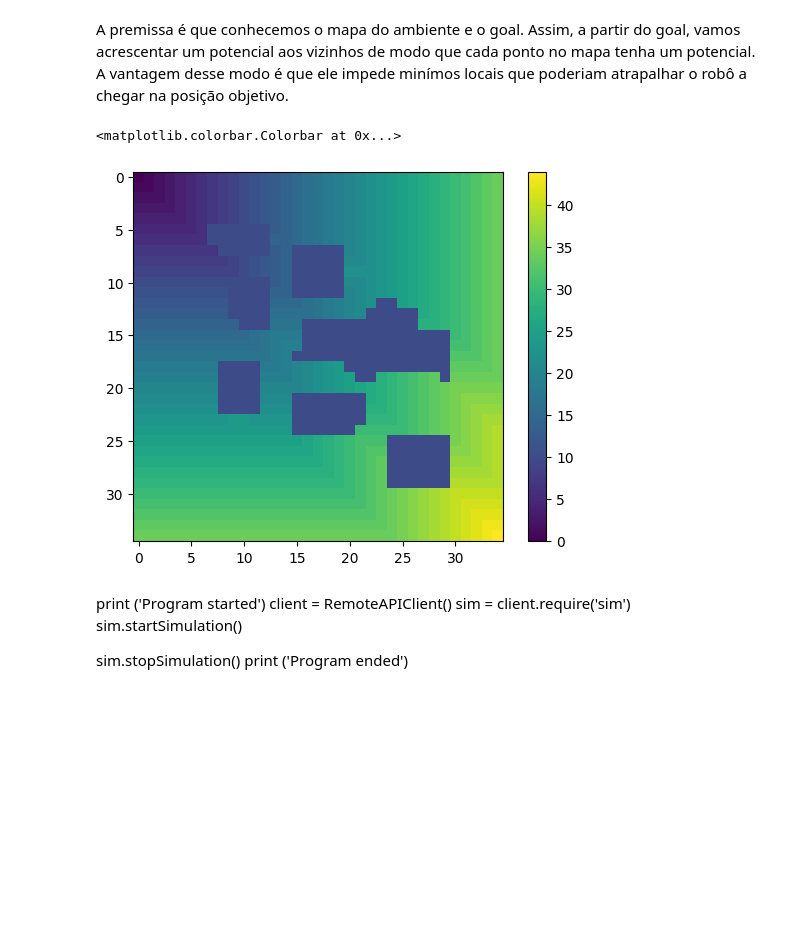
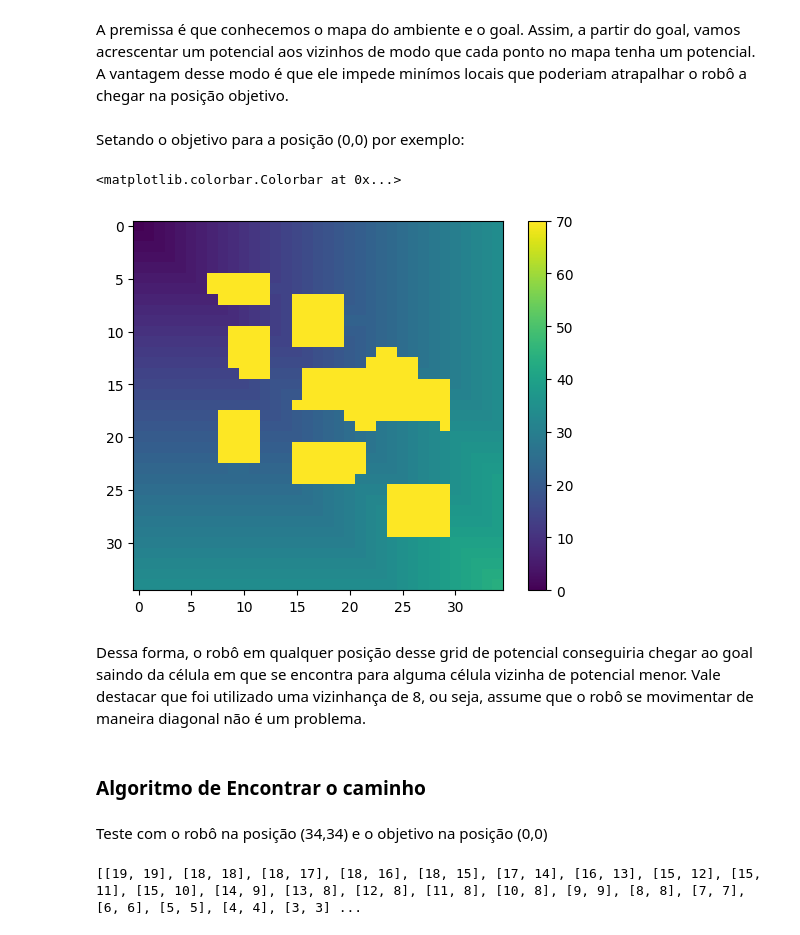
Before and after one commit to caiotcunha/TP2robotica, a Jupyter notebook: TP2.ipynb, the cells around one changed output. Cells and saved outputs as stored; diff of their text form; code cells hidden in the pictures; blank space fills up the shorter version.

Commit message:
algoritmo de caminhos e wave prontos, inicio do controlador

```diff
--- a/TP2.ipynb
+++ b/TP2.ipynb
@@ -146,7 +147,7 @@ for r in range(rows):
         grid[r, c] = np.sum(img[yi:yf,xi:xf])
 
 # Binarizando as células como Ocupadas (999) ou Não-ocupadas (0)
-grid[grid > threshold] = 10
+grid[grid > threshold] = 999
 grid[grid<= threshold] = 0
 
 #print(grid)
@@ -190,50 +218,18 @@ A premissa é que conhecemos o mapa do ambiente e o goal. Assim, a partir do goa
+# %% [markdown]
+Setando o objetivo para a posição (0,0) por exemplo:
 # %%
-np.set_printoptions(threshold=np.inf)
 goal = np.array([0,0])
-
-neighboorsPosition = [[-1,+1],[0,+1],[+1,+1],[-1,0],[+1,0],[-1,-1],[0,-1],[+1,-1]]
-
-q = []
-q.append(goal)
-
-potentialGrid = np.copy(grid)
-while len(q) != 0:
-    point = q.pop(0)
-    x = point[0]
-    y = point[1]
-    potential = potentialGrid[x][y]
-    for px,py in neighboorsPosition:
-        neighboorX = px + x
-        neighboorY = py + y
-        if neighboorX > rows-1 or neighboorY > cols-1:
-            continue
-        if neighboorX < 0 or neighboorY < 0:
-            continue
-        if neighboorX == goal[0] and neighboorY == goal[1]:
-            continue
-        if potentialGrid[neighboorX][neighboorY] == 0:
-            potentialGrid[neighboorX][neighboorY] = potential + 1
-            q.append([x+px,y+py])
-
-from matplotlib.colors import BoundaryNorm
-from matplotlib.ticker import MaxNLocator
-
-
-
-plt.imshow(potentialGrid, origin='upper')
+potentialGrid = wavefront(goal,grid)
+plt.imshow(potentialGrid, origin='upper', vmin=0, vmax=70)
 
 ax.set_xticks(np.arange(0, cols, cell_size))
 ax.set_yticks(np.arange(0, rows, cell_size))
 
 plt.colorbar()
 # %% [output]
 <matplotlib.colorbar.Colorbar at 0x...>
-[figure, old version]
+[figure, new version]
-# %% [markdown]
-print ('Program started')
-client = RemoteAPIClient()
-sim = client.require('sim')
-sim.startSimulation()
-
-sim.stopSimulation()
-print ('Program ended')
+# %% [markdown]
+Dessa forma, o robô em qualquer posição desse grid de potencial conseguiria chegar ao goal saindo da célula em que se encontra para alguma célula vizinha de potencial menor. Vale destacar que foi utilizado uma vizinhança de 8, ou seja, assume que o robô se movimentar de maneira diagonal não é um problema.
+# %% [markdown]
+### Algoritmo de Encontrar o caminho
@@ -239,0 +261,9 @@ print ('Program ended')
+# %% [markdown]
+Teste com o robô na posição (34,34) e o objetivo na posição (0,0)
+# %%
+robotPosition = np.array([20,20])
+goal = np.array([0,0])
+path = findPath(robotPosition,goal,potentialGrid)
+print(path)
+# %% [output]
+[[19, 19], [18, 18], [18, 17], [18, 16], [18, 15], [17, 14], [16, 13], [15, 12], [15, 11], [15, 10], [14, 9], [13, 8], [12, 8], [11, 8], [10, 8], [9, 9], [8, 8], [7, 7], [6, 6], [5, 5], [4, 4], [3, 3] ...
```
Also changed, not shown: parts of 8 cells of this notebook, 2 other files.
